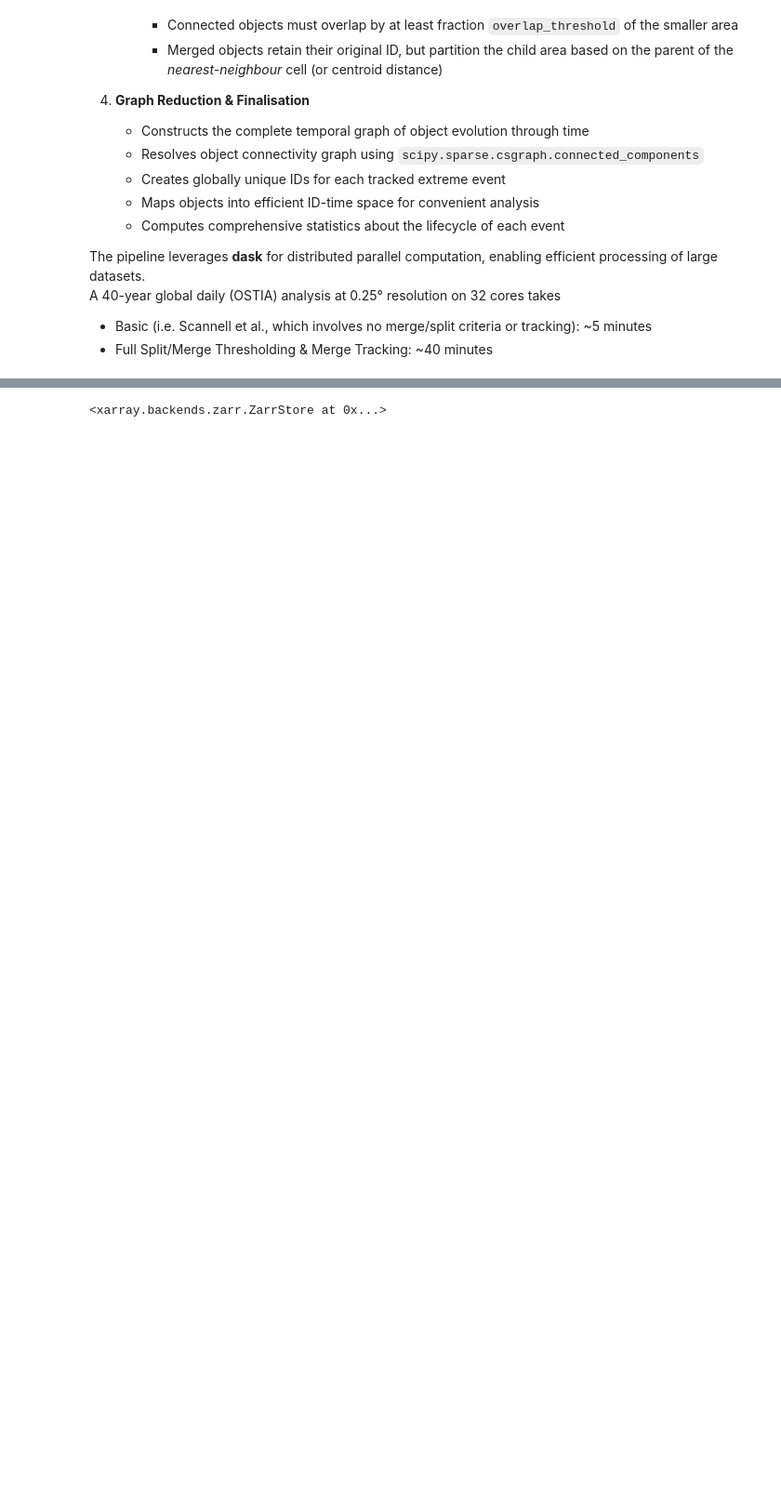
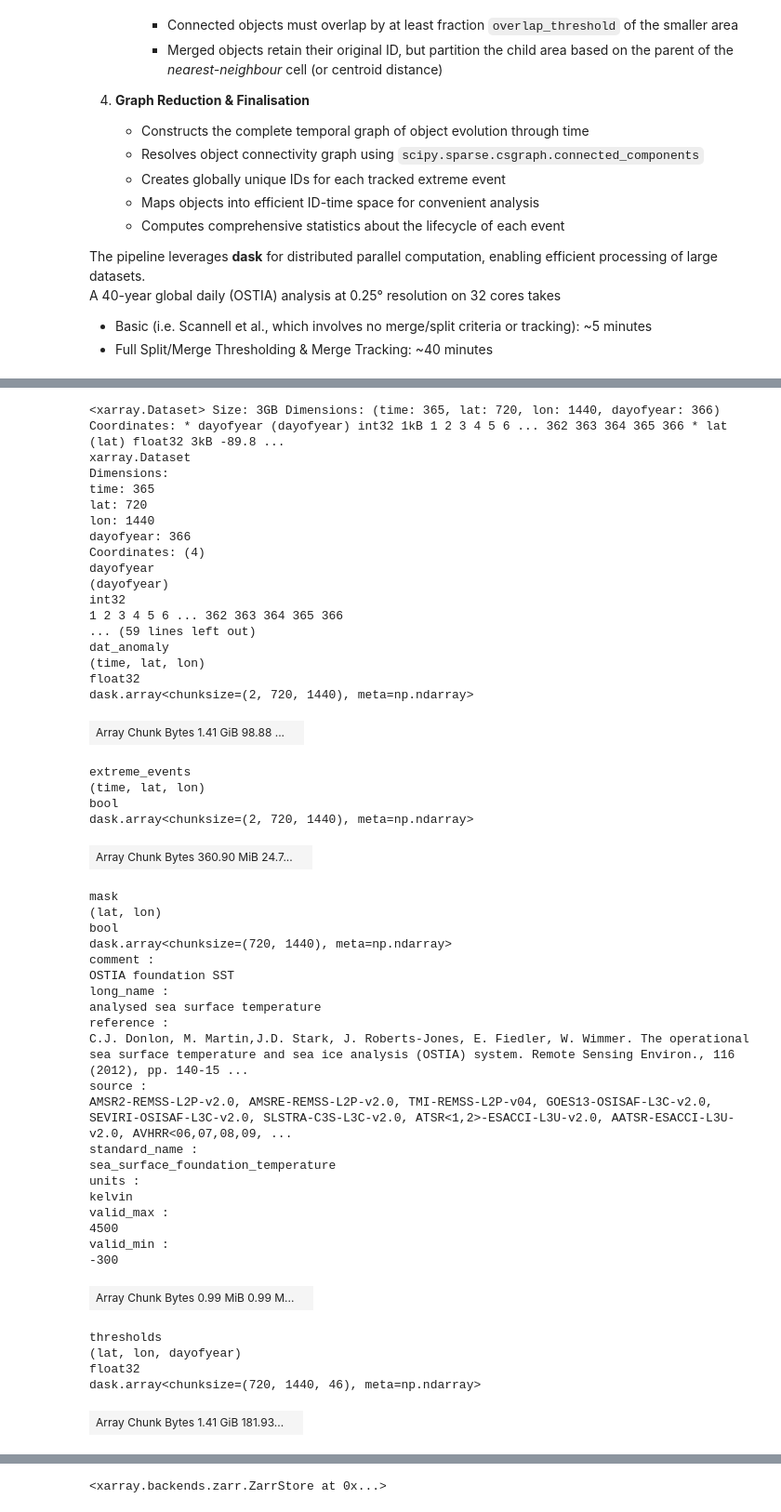
Before and after one commit to wienkers/marEx, a Jupyter notebook: examples/gridded data/02_id_track_events.ipynb, the cells around one changed output, grey strips where cells are left out. Shown at 93% size. Saved outputs shown, nothing was run; the diff lists cells and outputs as text; code cells hidden in the pictures; blank space fills up the shorter version.

```diff
--- a/examples/gridded data/02_id_track_events.ipynb
+++ b/examples/gridded data/02_id_track_events.ipynb
@@ -61,5 +61,56 @@ chunk_size = {"time": 25, "lat": -1, "lon": -1}
 # %%
 # Load Pre-processed Data (cf. `01_preprocess_extremes.ipynb`)
 
 file_name = scratch_dir / "mhws" / "extremes_binary_gridded_shifting_hobday.zarr"
-ds = xr.open_zarr(str(file_name), chunks=chunk_size)
+ds = xr.open_zarr(str(file_name), chunks=chunk_size).sel(time=slice("2010-01-01", "2010-12-31"))
+ds
+# %% [output]
+<xarray.Dataset> Size: 3GB Dimensions: (time: 365, lat: 720, lon: 1440, dayofyear: 366) Coordinates: * dayofyear (dayofyear) int32 1kB 1 2 3 4 5 6 ... 362 363 364 365 366 * lat (lat) float32 3kB -89.8 ...
+xarray.Dataset
+Dimensions:
+time: 365
+lat: 720
+lon: 1440
+dayofyear: 366
+Coordinates: (4)
+dayofyear
+(dayofyear)
+int32
+1 2 3 4 5 6 ... 362 363 364 365 366
+... (59 lines left out)
+dat_anomaly
+(time, lat, lon)
+float32
+dask.array<chunksize=(2, 720, 1440), meta=np.ndarray>
+| Array Chunk Bytes 1.41 GiB 98.88 ... |  |
+extreme_events
+(time, lat, lon)
+bool
+dask.array<chunksize=(2, 720, 1440), meta=np.ndarray>
+| Array Chunk Bytes 360.90 MiB 24.7... |  |
+mask
+(lat, lon)
+bool
+dask.array<chunksize=(720, 1440), meta=np.ndarray>
+comment :
+OSTIA foundation SST
+long_name :
+analysed sea surface temperature
+reference :
+C.J. Donlon, M. Martin,J.D. Stark, J. Roberts-Jones, E. Fiedler, W. Wimmer. The operational sea surface temperature and sea ice analysis (OSTIA) system. Remote Sensing Environ., 116 (2012), pp. 140-15 ...
+source :
+AMSR2-REMSS-L2P-v2.0, AMSRE-REMSS-L2P-v2.0, TMI-REMSS-L2P-v04, GOES13-OSISAF-L3C-v2.0, SEVIRI-OSISAF-L3C-v2.0, SLSTRA-C3S-L3C-v2.0, ATSR<1,2>-ESACCI-L3U-v2.0, AATSR-ESACCI-L3U-v2.0, AVHRR<06,07,08,09, ...
+standard_name :
+sea_surface_foundation_temperature
+units :
+kelvin
+valid_max :
+4500
+valid_min :
+-300
+| Array Chunk Bytes 0.99 MiB 0.99 M... |  |
+thresholds
+(lat, lon, dayofyear)
+float32
+dask.array<chunksize=(720, 1440, 46), meta=np.ndarray>
+| Array Chunk Bytes 1.41 GiB 181.93... |  |
```
Also changed, not shown: parts of 9 cells of this notebook, 4 other files.
